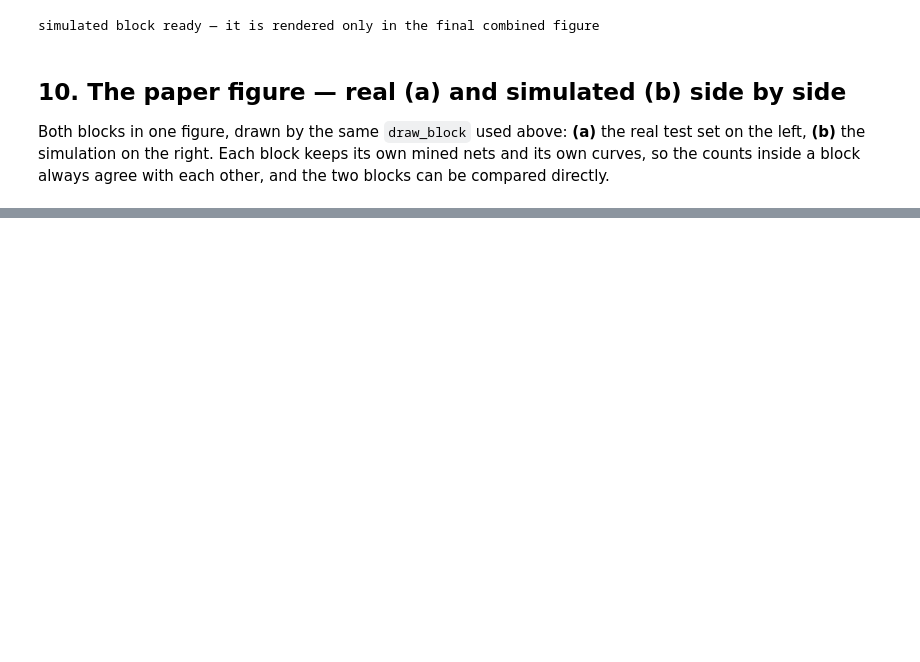
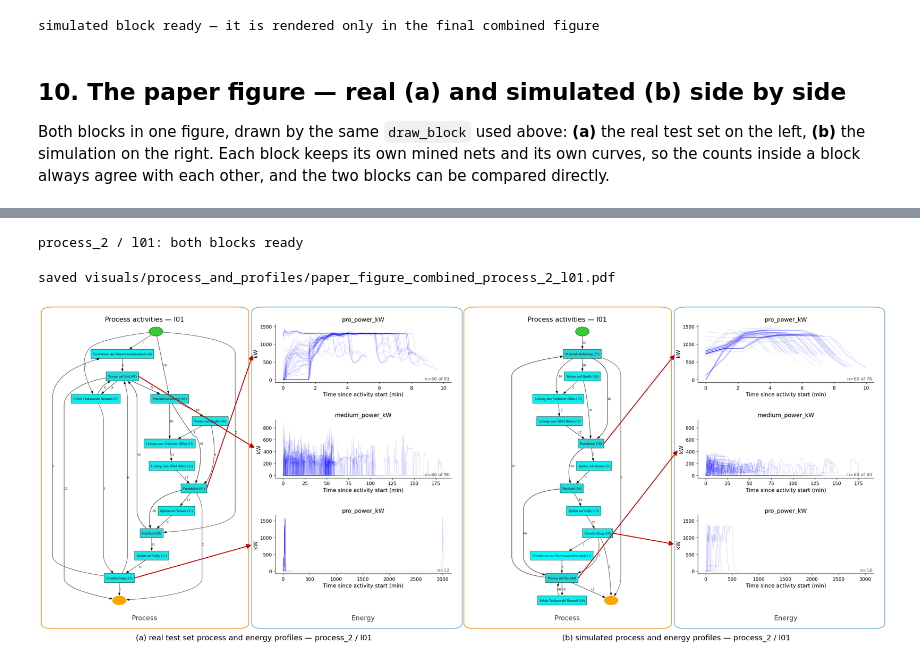
Before and after one commit to zapataunipaderborn/process_energy_demand_modelling, a Jupyter notebook: src/06_visuals_process_and_profiles.ipynb, the cells around one changed output, grey strips where cells are left out. Drawn from its saved outputs; the diff is of its cells as text; code cells hidden in the pictures; blank space fills up the shorter version.

```diff
--- a/src/06_visuals_process_and_profiles.ipynb
+++ b/src/06_visuals_process_and_profiles.ipynb
@@ -965,0 +1301,41 @@ saved visuals/process_and_profiles/paper_figure_combined.pdf
+# %%
+# ── 11.3 the two nets and the two single-net blocks ──────────────────────────
+# (a) is mined from the real test log, (b) from the simulated log of the same run -- so each half's
+# box counts and panel n= come from one file, as in section 9.
+p2_png_real, p2_gviz_real = heuristic_net(p2_real_log, 'activity',
+                                          f'net_{P2_PROCESS}_{P2_FOCUS}_{SPLIT}_real.pdf')
+p2_png_sim,  p2_gviz_sim  = heuristic_net(p2_sim_log,  'activity',
+                                          f'net_{P2_PROCESS}_{P2_FOCUS}_{SPLIT}_sim.pdf')
+if SHOW_INTERMEDIATE:
+    display(Image(filename=p2_png_real)); display(Image(filename=p2_png_sim))
+
+# png_machine=None -> single-net block: the arrows leave the process net's own activity boxes
+P2_BLOCK_REAL = make_block(p2_png_real, p2_gviz_real, None, None, p2_pd_real, P2_FOCUS,
+                           net_title=f'Process activities — {P2_FOCUS}')
+P2_BLOCK_SIM  = make_block(p2_png_sim,  p2_gviz_sim,  None, None, p2_pd_sim,  P2_FOCUS,
+                           net_title=f'Process activities — {P2_FOCUS}')
+print(f'{P2_PROCESS} / {P2_FOCUS}: both blocks ready')
+# %% [output]
+process_2 / l01: both blocks ready
+# %%
+# ── 11.4 combined figure for process_2 / l01: (a) real | (b) simulated ───────
+P2_CAPTION_REAL = f'(a) real test set process and energy profiles — {P2_PROCESS} / {P2_FOCUS}'
+P2_CAPTION_SIM  = f'(b) simulated process and energy profiles — {P2_PROCESS} / {P2_FOCUS}'
+
+_p2_plan = plan_blocks([P2_BLOCK_REAL, P2_BLOCK_SIM], COMBINED_W, COMBINED_H, rw=0.5, rh=1.0)
+_p2_lims = shared_panel_limits([P2_BLOCK_REAL, P2_BLOCK_SIM])
+
+fig = plt.figure(figsize=(COMBINED_W, COMBINED_H))
+draw_block(fig, (0.000, 0.0, 0.5, 1.0), P2_BLOCK_REAL, P2_CAPTION_REAL,
+           COMBINED_W, COMBINED_H, _p2_plan, fs=COMBINED_FS, limits=_p2_lims)
+draw_block(fig, (0.505, 0.0, 0.5, 1.0), P2_BLOCK_SIM, P2_CAPTION_SIM,
+           COMBINED_W, COMBINED_H, _p2_plan, fs=COMBINED_FS, limits=_p2_lims)
+
+if SAVE:
+    _p = OUT / f'paper_figure_combined_{P2_PROCESS}_{P2_FOCUS}.pdf'
+    fig.savefig(_p, format='pdf', bbox_inches='tight', pad_inches=0.15)
+    print(f'saved {_p}')
+plt.show()
+# %% [output]
+saved visuals/process_and_profiles/paper_figure_combined_process_2_l01.pdf
+[figure, added]
```
Also changed, not shown: parts of 16 cells of this notebook, 14 other files.
